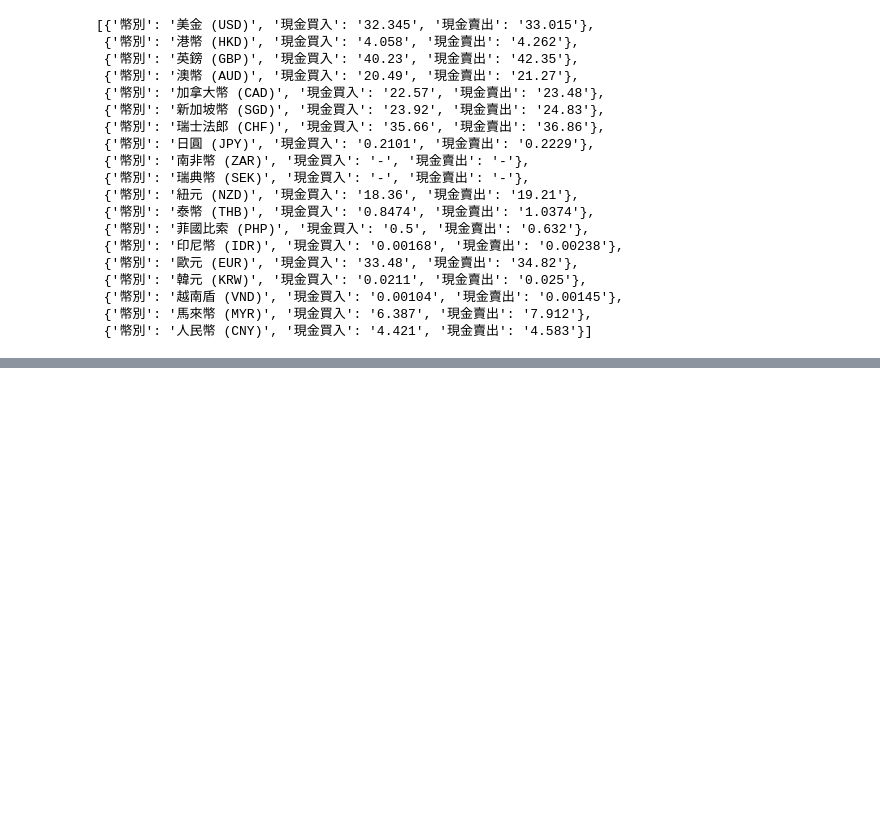
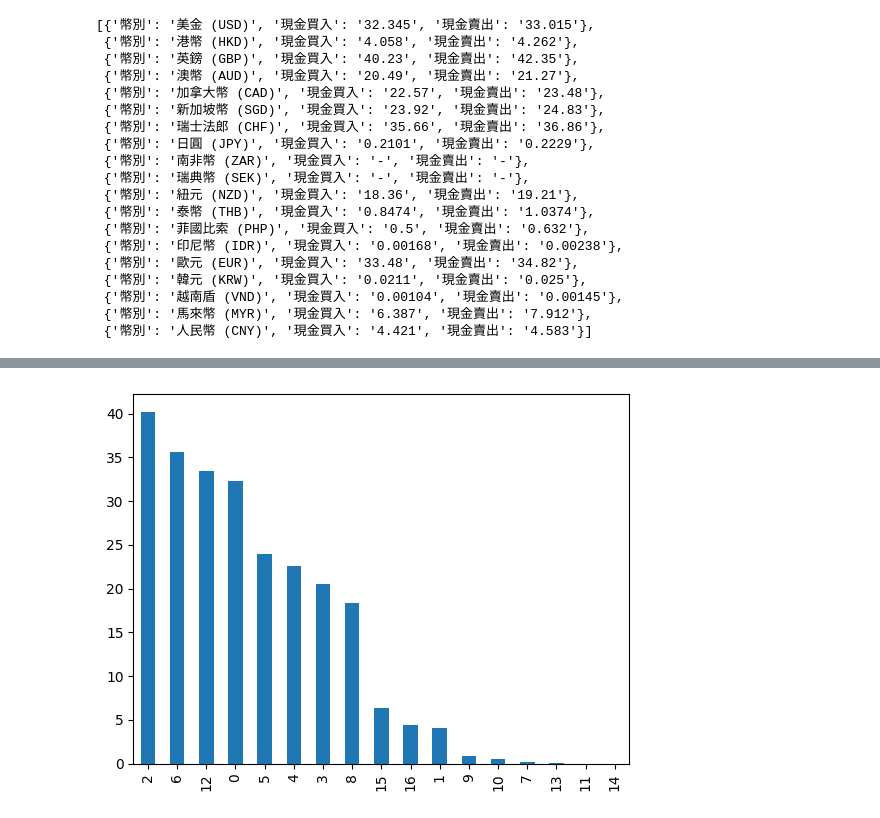
Before and after one commit to see7725/python_analysis, a Jupyter notebook: lesson6_2.ipynb, the cells around one changed output, grey strips where cells are left out. Drawn from its saved outputs; the diff is of its cells as text; code cells hidden in the pictures; blank space fills up the shorter version.

```diff
--- a/lesson6_2.ipynb
+++ b/lesson6_2.ipynb
@@ -74,3 +74,13 @@ pprint(rates)
  {'幣別': '越南盾 (VND)', '現金買入': '0.00104', '現金賣出': '0.00145'},
  {'幣別': '馬來幣 (MYR)', '現金買入': '6.387', '現金賣出': '7.912'},
  {'幣別': '人民幣 (CNY)', '現金買入': '4.421', '現金賣出': '4.583'}]
+# %%
+def filter_func(item:dict)->bool:
+    if item["現金買入"] == "-":
+        return False
+    else:
+        return True
+
+
+filtered_rates = list(filter(filter_func,rates))
+filtered_rates
@@ -76,0 +105,8 @@ pprint(rates)
+# %%
+def map_func(item:dict)->dict:
+    item["現金買入"] = float(item["現金買入"])
+    item["現金賣出"] = float(item["現金賣出"])
+    return item
+
+cleared_list= list(map(map_func,filtered_rates))
+cleared_list
@@ -76,0 +177,6 @@ pprint(rates)
+# %%
+
+import pandas as pd
+df = pd.DataFrame(cleared_list)
+df = df.sort_values(by="現金買入",ascending=False)
+df.head()
@@ -76,0 +199,6 @@ pprint(rates)
+# %%
+import matplotlib.pyplot as plt
+df['現金買入'].plot(kind='bar')
+plt.show()
+# %% [output]
+[figure, added]
```
Also changed, not shown: parts of 7 cells of this notebook.
